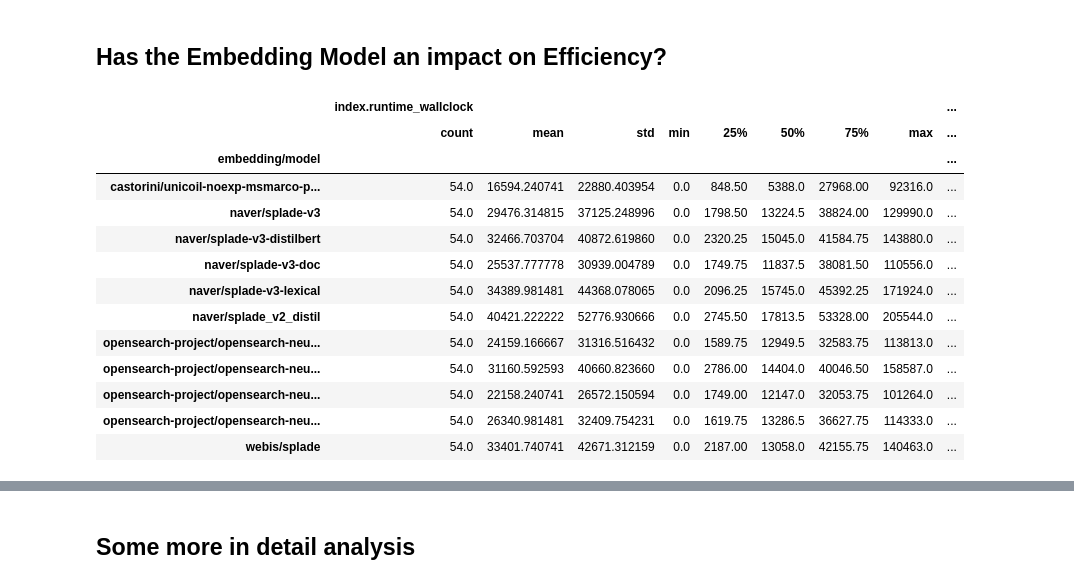
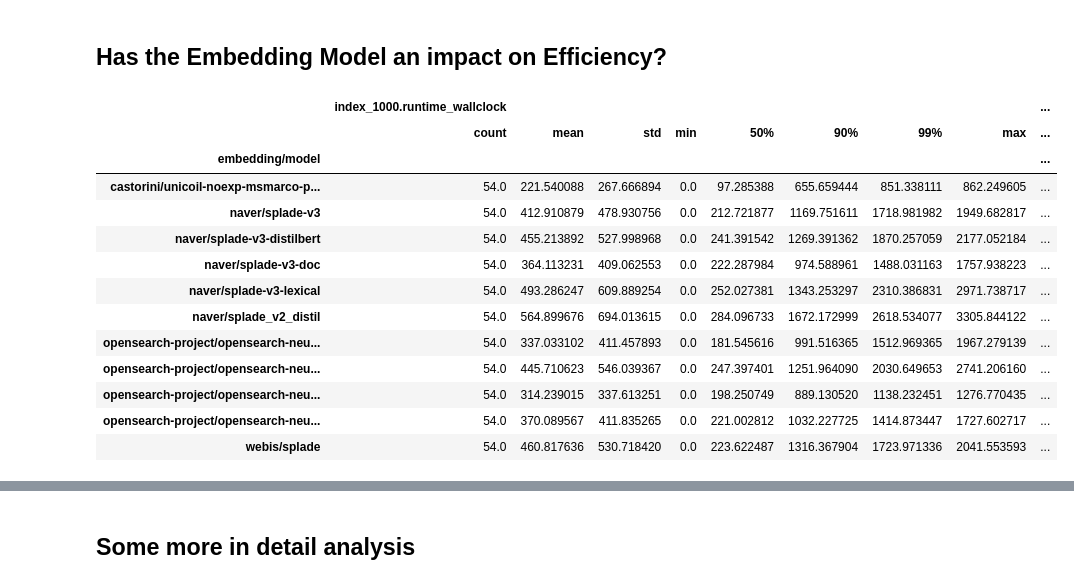
Before and after one commit to hscells/lsr-benchmark, a Jupyter notebook: step-04-evaluation/analysis-in-progress.ipynb, the cells around one changed output, grey strips where cells are left out. Drawn from its saved outputs; the diff is of its cells as text; code cells hidden in the pictures.

```diff
--- a/step-04-evaluation/analysis-in-progress.ipynb
+++ b/step-04-evaluation/analysis-in-progress.ipynb
@@ -147,19 +283,19 @@ df[['embedding/model', "nDCG@10", "P@5"]].groupby("embedding/model").describe()
 # %% [markdown]
 ## Has the Embedding Model an impact on Efficiency?
 # %%
-df[['embedding/model', "index.runtime_wallclock", "retrieval.runtime_wallclock"]].groupby("embedding/model").describe()
+df[['embedding/model', "index_1000.runtime_wallclock", "retrieval_per_query.runtime_wallclock"]].groupby("embedding/model").describe(percentiles=[0.5, .9, .99])
 # %% [output]
-|  | index.runtime_wallclock |  |  |  |  |  |  |  | ... |
-|  | count | mean | std | min | 25% | 50% | 75% | max | ... |
+|  | index_1000.runtime_wallclock |  |  |  |  |  |  |  | ... |
+|  | count | mean | std | min | 50% | 90% | 99% | max | ... |
 | embedding/model |  |  |  |  |  |  |  |  | ... |
-| castorini/unicoil-noexp-msmarco-p... | 54.0 | 16594.240741 | 22880.403954 | 0.0 | 848.50 | 5388.0 | 27968.00 | 92316.0 | ... |
-| naver/splade-v3 | 54.0 | 29476.314815 | 37125.248996 | 0.0 | 1798.50 | 13224.5 | 38824.00 | 129990.0 | ... |
-| naver/splade-v3-distilbert | 54.0 | 32466.703704 | 40872.619860 | 0.0 | 2320.25 | 15045.0 | 41584.75 | 143880.0 | ... |
-| naver/splade-v3-doc | 54.0 | 25537.777778 | 30939.004789 | 0.0 | 1749.75 | 11837.5 | 38081.50 | 110556.0 | ... |
-| naver/splade-v3-lexical | 54.0 | 34389.981481 | 44368.078065 | 0.0 | 2096.25 | 15745.0 | 45392.25 | 171924.0 | ... |
-| naver/splade_v2_distil | 54.0 | 40421.222222 | 52776.930666 | 0.0 | 2745.50 | 17813.5 | 53328.00 | 205544.0 | ... |
-| opensearch-project/opensearch-neu... | 54.0 | 24159.166667 | 31316.516432 | 0.0 | 1589.75 | 12949.5 | 32583.75 | 113813.0 | ... |
-| opensearch-project/opensearch-neu... | 54.0 | 31160.592593 | 40660.823660 | 0.0 | 2786.00 | 14404.0 | 40046.50 | 158587.0 | ... |
-| opensearch-project/opensearch-neu... | 54.0 | 22158.240741 | 26572.150594 | 0.0 | 1749.00 | 12147.0 | 32053.75 | 101264.0 | ... |
-| opensearch-project/opensearch-neu... | 54.0 | 26340.981481 | 32409.754231 | 0.0 | 1619.75 | 13286.5 | 36627.75 | 114333.0 | ... |
-| webis/splade | 54.0 | 33401.740741 | 42671.312159 | 0.0 | 2187.00 | 13058.0 | 42155.75 | 140463.0 | ... |
+| castorini/unicoil-noexp-msmarco-p... | 54.0 | 221.540088 | 267.666894 | 0.0 | 97.285388 | 655.659444 | 851.338111 | 862.249605 | ... |
+| naver/splade-v3 | 54.0 | 412.910879 | 478.930756 | 0.0 | 212.721877 | 1169.751611 | 1718.981982 | 1949.682817 | ... |
+| naver/splade-v3-distilbert | 54.0 | 455.213892 | 527.998968 | 0.0 | 241.391542 | 1269.391362 | 1870.257059 | 2177.052184 | ... |
+| naver/splade-v3-doc | 54.0 | 364.113231 | 409.062553 | 0.0 | 222.287984 | 974.588961 | 1488.031163 | 1757.938223 | ... |
+| naver/splade-v3-lexical | 54.0 | 493.286247 | 609.889254 | 0.0 | 252.027381 | 1343.253297 | 2310.386831 | 2971.738717 | ... |
+| naver/splade_v2_distil | 54.0 | 564.899676 | 694.013615 | 0.0 | 284.096733 | 1672.172999 | 2618.534077 | 3305.844122 | ... |
+| opensearch-project/opensearch-neu... | 54.0 | 337.033102 | 411.457893 | 0.0 | 181.545616 | 991.516365 | 1512.969365 | 1967.279139 | ... |
+| opensearch-project/opensearch-neu... | 54.0 | 445.710623 | 546.039367 | 0.0 | 247.397401 | 1251.964090 | 2030.649653 | 2741.206160 | ... |
+| opensearch-project/opensearch-neu... | 54.0 | 314.239015 | 337.613251 | 0.0 | 198.250749 | 889.130520 | 1138.232451 | 1276.770435 | ... |
+| opensearch-project/opensearch-neu... | 54.0 | 370.089567 | 411.835265 | 0.0 | 221.002812 | 1032.227725 | 1414.873447 | 1727.602717 | ... |
+| webis/splade | 54.0 | 460.817636 | 530.718420 | 0.0 | 223.622487 | 1316.367904 | 1723.971336 | 2041.553593 | ... |
```
Also changed, not shown: parts of 18 cells of this notebook.
